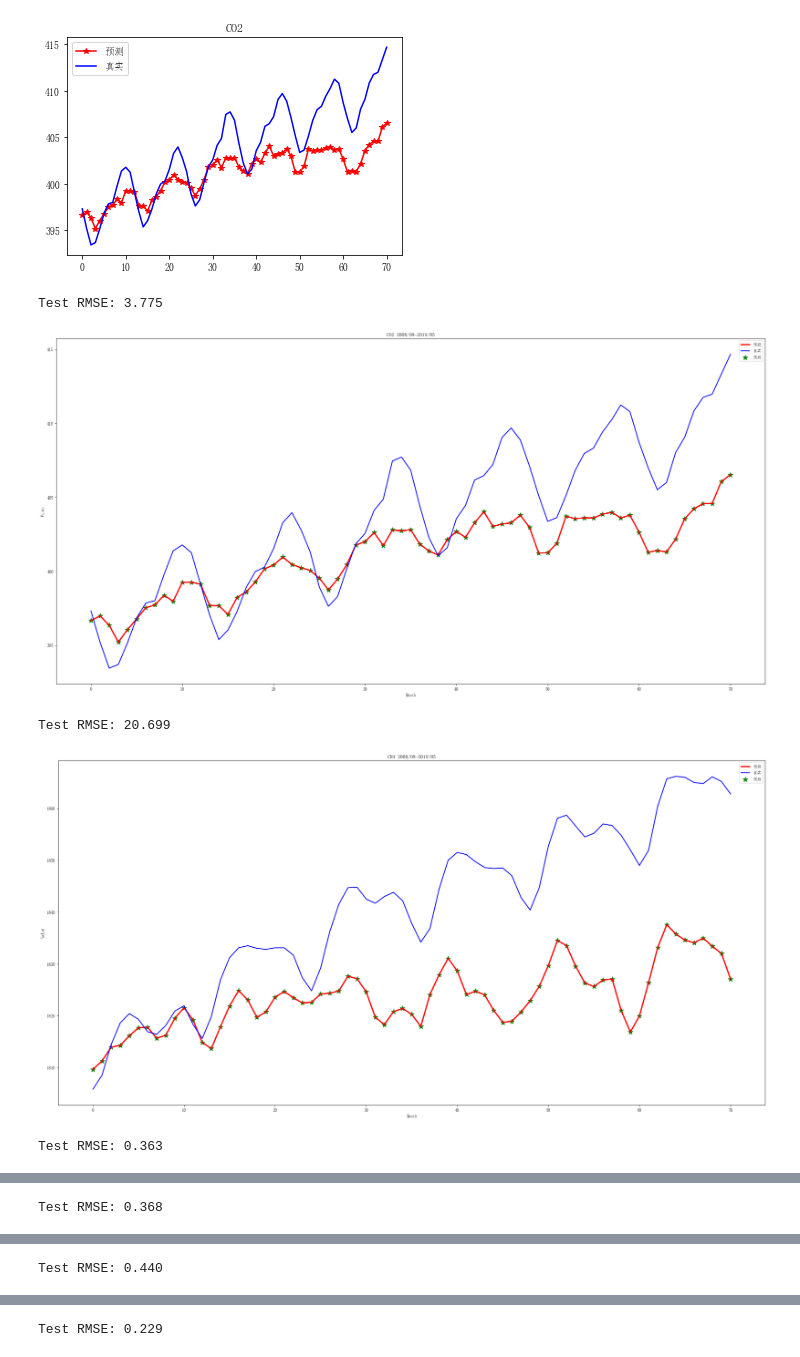
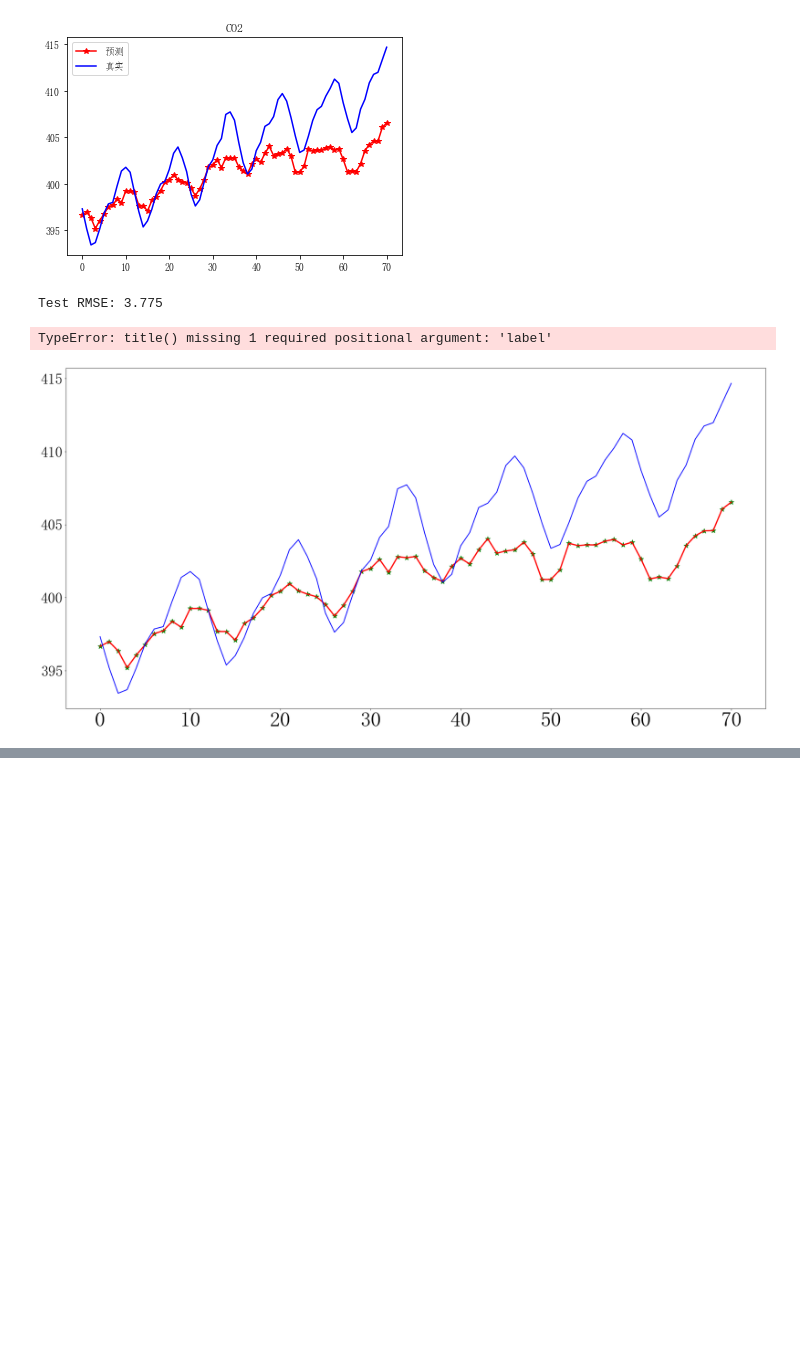
Before and after one commit to WPKENAN/shumo, a Jupyter notebook: pro2/多周期.ipynb, the cells around one changed output, grey strips where cells are left out. Cells and saved outputs as stored; diff of their text form; code cells hidden in the pictures; blank space fills up the shorter version.

```diff
--- a/pro2/多周期.ipynb
+++ b/pro2/多周期.ipynb
@@ -260,32 +260,33 @@ plt.show()
 # %%
 # 绘制历史数据和预测数据图
 mpl.rcParams['font.sans-serif'] = ['FangSong']  # 指定默认字体
 mpl.rcParams['axes.unicode_minus'] = False  # 解决保存图像是负号'-'显示为方块的问题
 
 x=np.zeros((len(inv_yhat[:,0]),1))
 for i in range(len(x)):
     x[i]=i
 
 
 for i in groups:
     rmse = sqrt(mean_squared_error(inv_yhat[:,i-1], inv_y[:,i-1]))
     print('Test RMSE: %.3f' % rmse)
 
     fig= pyplot.figure(figsize = (30,15))
     plt.plot(inv_yhat[:,i-1],label='预测',c='r',linestyle='-',linewidth=3)
     plt.scatter(x,inv_yhat[:,i-1],label='预测',c='g',marker='*',s=150)
     plt.plot(inv_y[:,i-1],label="真实",c='b',linewidth=2,ms=5)
+    plt.xticks(fontsize=50)
+    plt.yticks(fontsize=35)
+    plt.title(fontdict=50)
     plt.legend()
     plt.title('{} 2008/08-2019/05'.format(dataset.columns[i]))
     plt.xlabel("Month")
     plt.ylabel("Value")
     plt.savefig('{}verify.png'.format(dataset.columns[i]))
 
     plt.show()
     # 计算RMSE
 # %% [output]
 Test RMSE: 3.775
+TypeError: title() missing 1 required positional argument: 'label'
-[figure, old version]
+[figure, new version]
-Test RMSE: 20.699
-[figure, removed]
-Test RMSE: 0.363
@@ -293 +292,0 @@ Test RMSE: 0.363
-Test RMSE: 0.368
@@ -295 +292,0 @@ Test RMSE: 0.368
-Test RMSE: 0.440
@@ -297 +292,0 @@ Test RMSE: 0.440
-Test RMSE: 0.229
```
Also changed, not shown: parts of 3 cells of this notebook, 12 other files.
